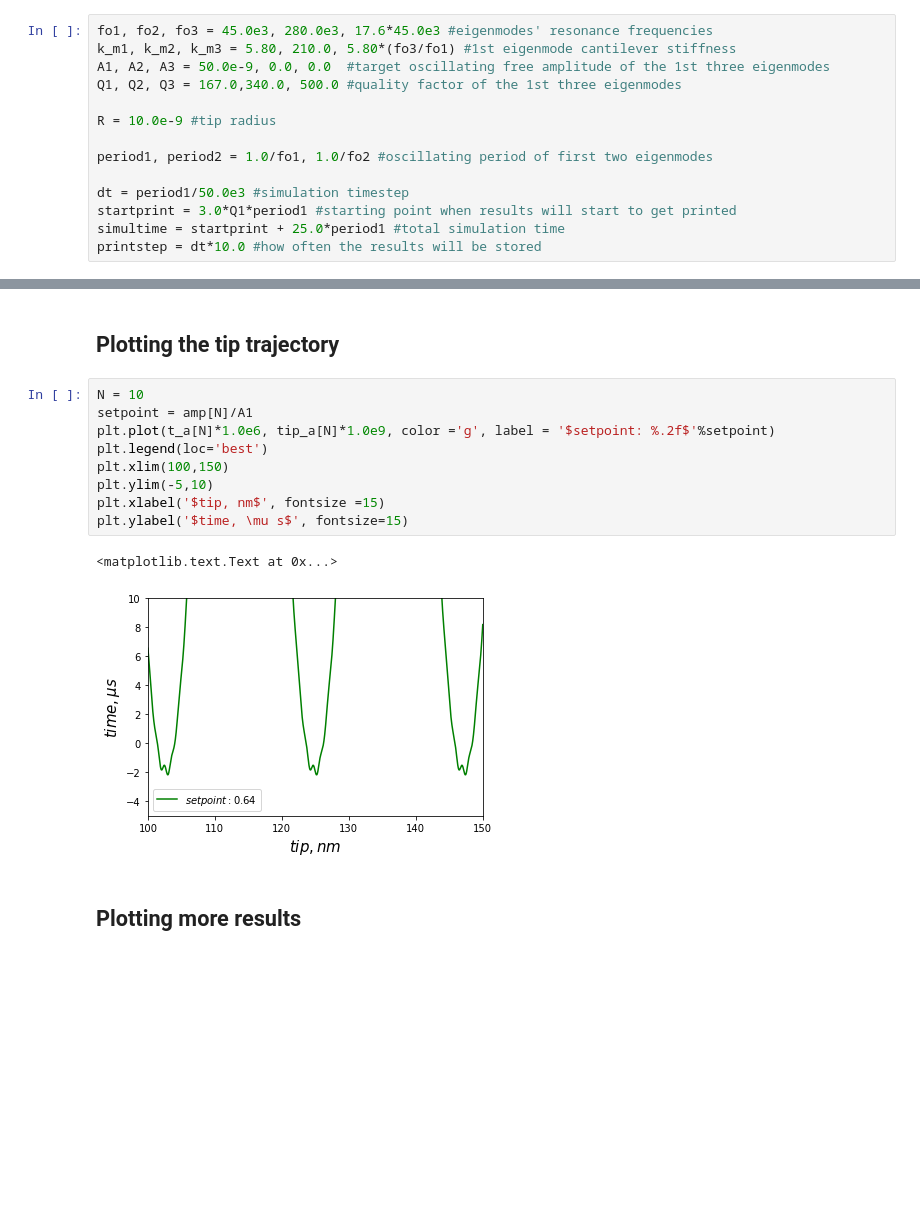
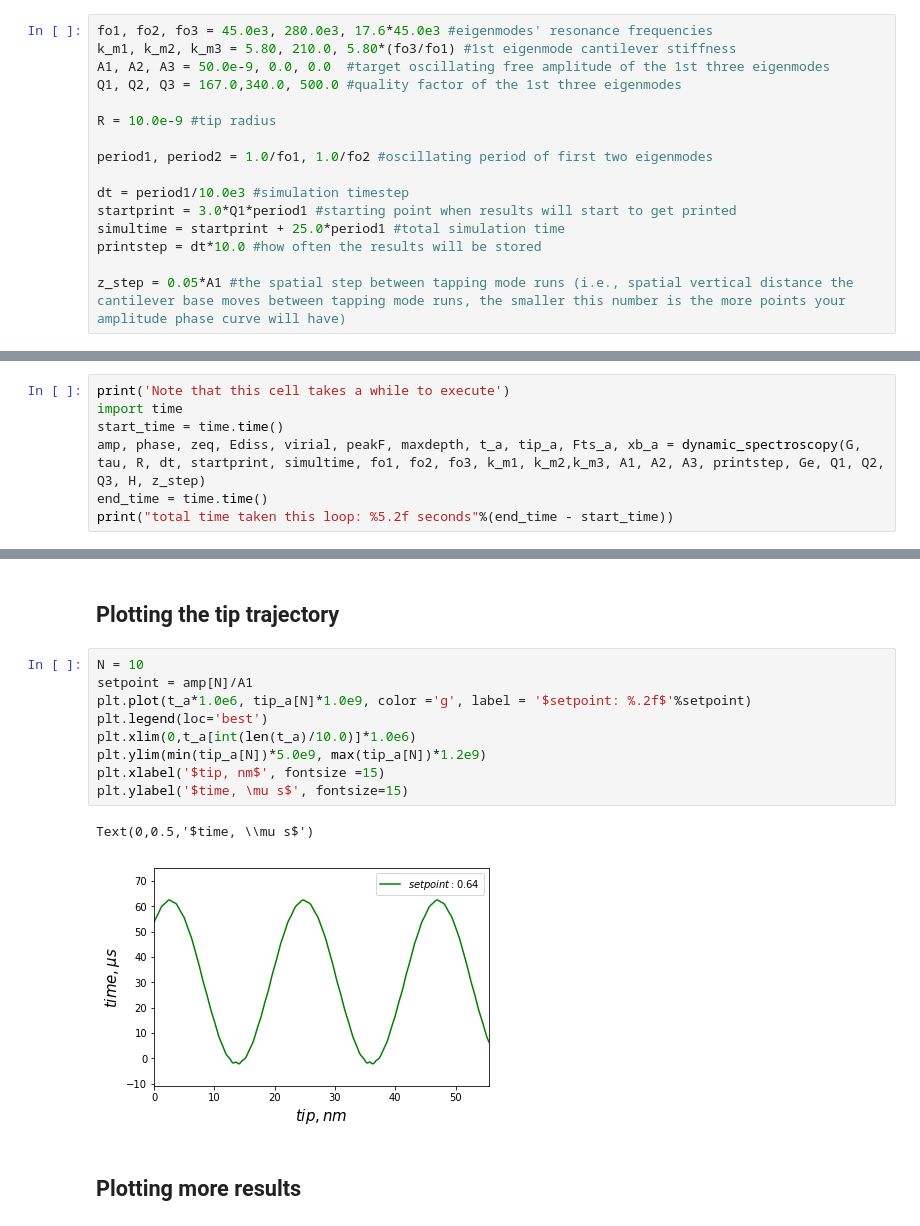
Before and after one commit to pycroscopy/pycroscopy, a Jupyter notebook: jupyter_notebooks/AFM_simulations/Multifrequency_Viscoelasticity/Simulation_SoftMatter.ipynb, the cells around one changed output, grey strips where cells are left out. Drawn from its saved outputs; the diff is of its cells as text; blank space fills up the shorter version.

```diff
--- a/jupyter_notebooks/AFM_simulations/Multifrequency_Viscoelasticity/Simulation_SoftMatter.ipynb
+++ b/jupyter_notebooks/AFM_simulations/Multifrequency_Viscoelasticity/Simulation_SoftMatter.ipynb
@@ -32,10 +29,12 @@ R = 10.0e-9 #tip radius
 
 period1, period2 = 1.0/fo1, 1.0/fo2 #oscillating period of first two eigenmodes
 
-dt = period1/50.0e3 #simulation timestep
+dt = period1/10.0e3 #simulation timestep
 startprint = 3.0*Q1*period1 #starting point when results will start to get printed
 simultime = startprint + 25.0*period1 #total simulation time
 printstep = dt*10.0 #how often the results will be stored
+
+z_step = 0.05*A1 #the spatial step between tapping mode runs (i.e., spatial vertical distance the cantilever base moves between tapping mode runs, the smaller this number is the more points your amplitude phase curve will have)
 # %% [markdown]
 ### OPTIONAL: Pulling sample parameters corresponding to Polyisobutylene (data obtained from: Brinson, Hal F., and L. Catherine Brinson. "Polymer engineering science and viscoelasticity." An Introduction (2008).)
 
@@ -119,0 +60,7 @@ KeyboardInterrupt:
+# %%
+print('Note that this cell takes a while to execute')
+import time
+start_time = time.time()
+amp, phase, zeq, Ediss, virial, peakF, maxdepth, t_a, tip_a, Fts_a, xb_a = dynamic_spectroscopy(G, tau, R, dt, startprint, simultime, fo1, fo2, fo3, k_m1, k_m2,k_m3, A1, A2, A3, printstep, Ge, Q1, Q2, Q3, H, z_step)
+end_time = time.time()
+print("total time taken this loop: %5.2f seconds"%(end_time - start_time))
@@ -151,15 +101,15 @@ plt.ylabel('$F_{ts}, nN$', fontsize=15)
 # %%
 N = 10
 setpoint = amp[N]/A1
-plt.plot(t_a[N]*1.0e6, tip_a[N]*1.0e9, color ='g', label = '$setpoint: %.2f$'%setpoint)
+plt.plot(t_a*1.0e6, tip_a[N]*1.0e9, color ='g', label = '$setpoint: %.2f$'%setpoint)
 plt.legend(loc='best')
-plt.xlim(100,150)
-plt.ylim(-5,10)
+plt.xlim(0,t_a[int(len(t_a)/10.0)]*1.0e6)
+plt.ylim(min(tip_a[N])*5.0e9, max(tip_a[N])*1.2e9)
 plt.xlabel('$tip, nm$', fontsize =15)
 plt.ylabel('$time, \mu s$', fontsize=15)
 # %% [output]
-<matplotlib.text.Text at 0x...>
+Text(0,0.5,'$time, \\mu s$')
-[figure, old version]
+[figure, new version]
 # %% [markdown]
 ## Plotting more results
 # %%
```
Also changed, not shown: parts of 7 cells of this notebook, 2 other files.
